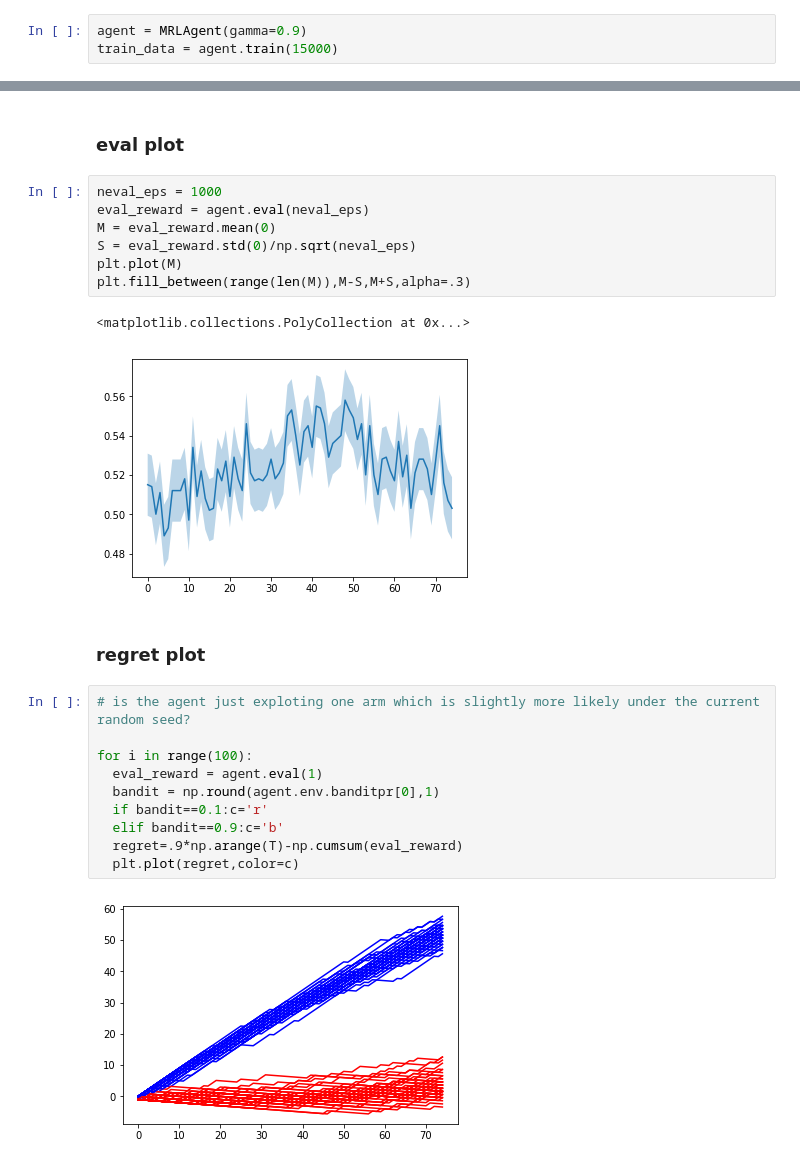
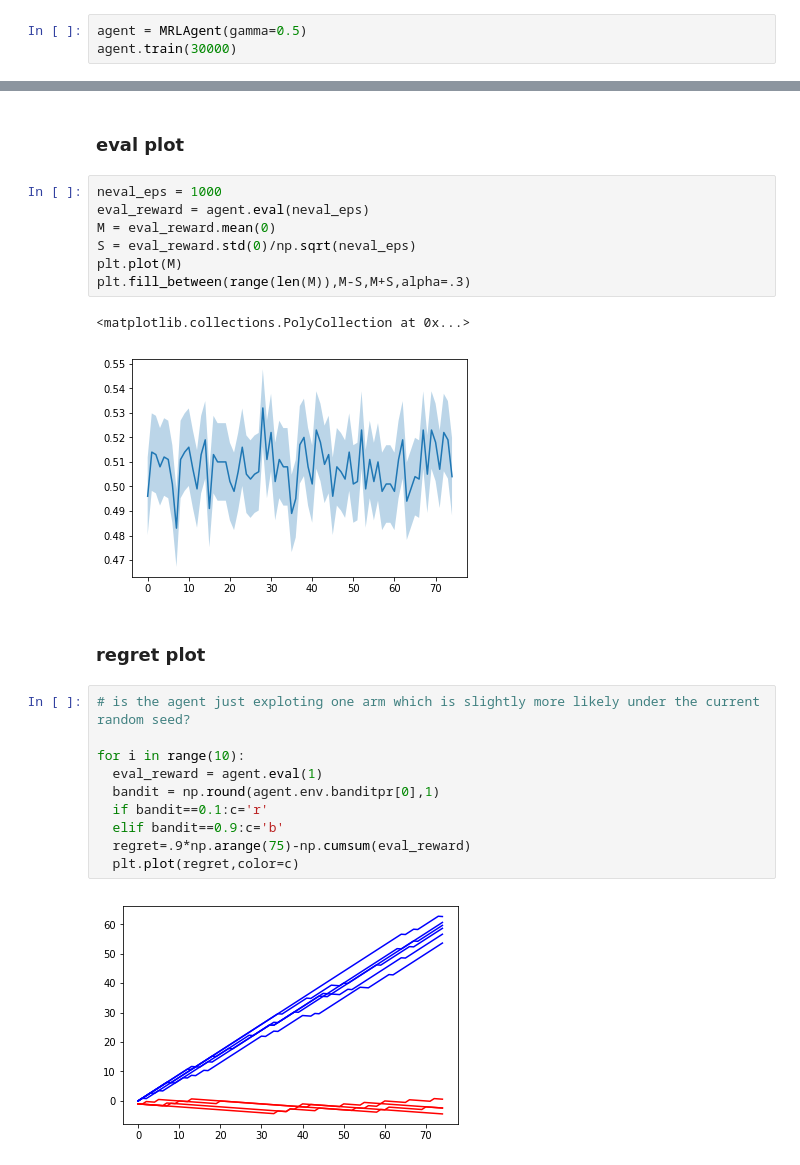
Before and after one commit to andrebeu/mrl, a Jupyter notebook: mrl.ipynb, the cells around one changed output, grey strips where cells are left out. Saved outputs shown, nothing was run; the diff lists cells and outputs as text.

```diff
--- a/mrl.ipynb
+++ b/mrl.ipynb
@@ -18,8 +15,8 @@ The autoreload extension is already loaded. To reload it, use:
 # %% [markdown]
 ## train
 # %%
-agent = MRLAgent(gamma=0.9)
-train_data = agent.train(15000)
+agent = MRLAgent(gamma=0.5)
+agent.train(30000)
 # %% [output]
 0.0
 0.01
@@ -49,18 +46,18 @@ plt.plot(M)
 plt.fill_between(range(len(M)),M-S,M+S,alpha=.3)
 # %% [output]
 <matplotlib.collections.PolyCollection at 0x...>
-[figure, old version]
+[figure, new version]
 # %% [markdown]
 ### regret plot
 # %%
 # is the agent just exploting one arm which is slightly more likely under the current random seed?
 
-for i in range(100):
+for i in range(10):
   eval_reward = agent.eval(1)
   bandit = np.round(agent.env.banditpr[0],1)
   if bandit==0.1:c='r'
   elif bandit==0.9:c='b'
-  regret=.9*np.arange(T)-np.cumsum(eval_reward)
+  regret=.9*np.arange(75)-np.cumsum(eval_reward)
   plt.plot(regret,color=c)
 # %% [output]
-[figure, old version]
+[figure, new version]
```
Also changed, not shown: parts of 5 cells of this notebook, 1 other file.
